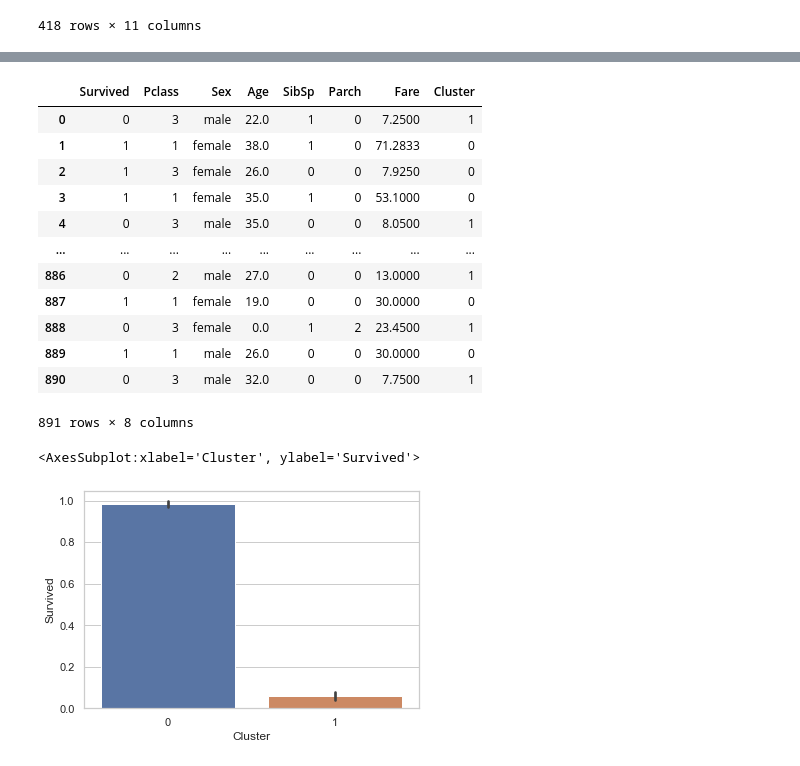
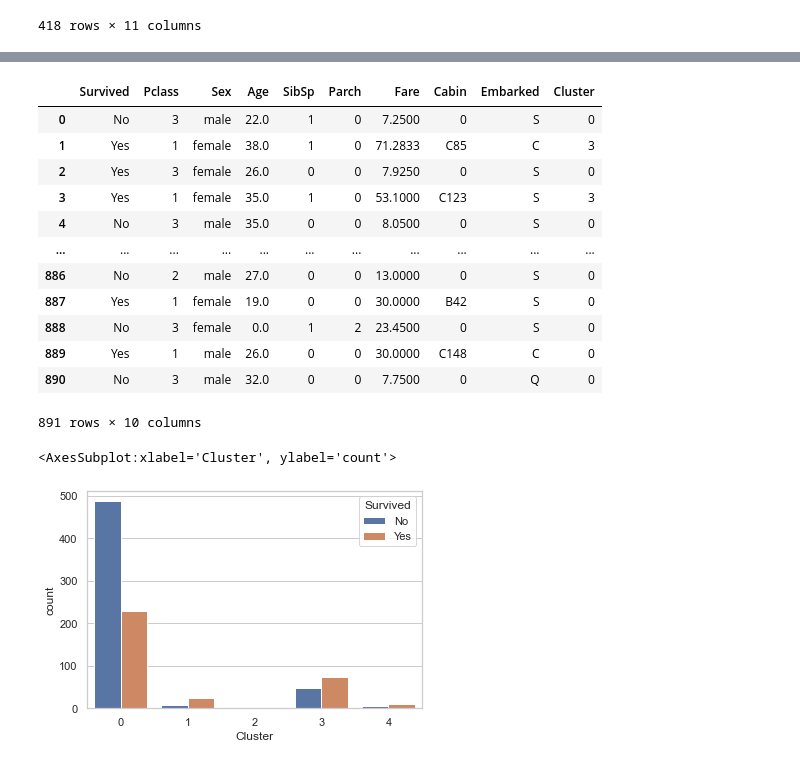
Before and after one commit to vipervit/Titanic, a Jupyter notebook: titanic.ipynb, the cells around one changed output, grey strips where cells are left out. Cells and saved outputs as stored; diff of their text form; code cells hidden in the pictures.

```diff
--- a/titanic.ipynb
+++ b/titanic.ipynb
@@ -127,27 +128,29 @@ predictors = df_corr.columns
+# %%
+predictors=['Sex', 'Fare']
 # %%
-model = make_pipeline(OneHotEncoder(), KMeans(n_clusters=2))
+model = KMeans(n_clusters=5)
 # %%
-clusters=model.fit(df_train[predictors]).predict(df_train[predictors])
+clusters=model.fit(df_mdl[predictors]).predict(df_mdl[predictors])
 # %%
-df_clusters = df_train[predictors].copy()
+df_clusters = df_train.copy()
 df_clusters['Cluster'] = clusters
 df_clusters
 # %% [output]
-|  | Survived | Pclass | Sex | Age | SibSp | Parch | Fare | Cluster |
-| 0 | 0 | 3 | male | 22.0 | 1 | 0 | 7.2500 | 1 |
-| 1 | 1 | 1 | female | 38.0 | 1 | 0 | 71.2833 | 0 |
-| 2 | 1 | 3 | female | 26.0 | 0 | 0 | 7.9250 | 0 |
-| 3 | 1 | 1 | female | 35.0 | 1 | 0 | 53.1000 | 0 |
-| 4 | 0 | 3 | male | 35.0 | 0 | 0 | 8.0500 | 1 |
-| ... | ... | ... | ... | ... | ... | ... | ... | ... |
-| 886 | 0 | 2 | male | 27.0 | 0 | 0 | 13.0000 | 1 |
-| 887 | 1 | 1 | female | 19.0 | 0 | 0 | 30.0000 | 0 |
-| 888 | 0 | 3 | female | 0.0 | 1 | 2 | 23.4500 | 1 |
-| 889 | 1 | 1 | male | 26.0 | 0 | 0 | 30.0000 | 0 |
-| 890 | 0 | 3 | male | 32.0 | 0 | 0 | 7.7500 | 1 |
+|  | Survived | Pclass | Sex | Age | SibSp | Parch | Fare | Cabin | Embarked | Cluster |
+| 0 | No | 3 | male | 22.0 | 1 | 0 | 7.2500 | 0 | S | 0 |
+| 1 | Yes | 1 | female | 38.0 | 1 | 0 | 71.2833 | C85 | C | 3 |
+| 2 | Yes | 3 | female | 26.0 | 0 | 0 | 7.9250 | 0 | S | 0 |
+| 3 | Yes | 1 | female | 35.0 | 1 | 0 | 53.1000 | C123 | S | 3 |
+| 4 | No | 3 | male | 35.0 | 0 | 0 | 8.0500 | 0 | S | 0 |
+| ... | ... | ... | ... | ... | ... | ... | ... | ... | ... | ... |
+| 886 | No | 2 | male | 27.0 | 0 | 0 | 13.0000 | 0 | S | 0 |
+| 887 | Yes | 1 | female | 19.0 | 0 | 0 | 30.0000 | B42 | S | 0 |
+| 888 | No | 3 | female | 0.0 | 1 | 2 | 23.4500 | 0 | S | 0 |
+| 889 | Yes | 1 | male | 26.0 | 0 | 0 | 30.0000 | C148 | C | 0 |
+| 890 | No | 3 | male | 32.0 | 0 | 0 | 7.7500 | 0 | Q | 0 |
-891 rows × 8 columns
+891 rows × 10 columns
 # %%
-sns.barplot(data=df_clusters, x='Cluster', y='Survived')
+sns.countplot(data=df_clusters, x='Cluster', hue='Survived')
 # %% [output]
-<AxesSubplot:xlabel='Cluster', ylabel='Survived'>
+<AxesSubplot:xlabel='Cluster', ylabel='count'>
-[figure, old version]
+[figure, new version]
```
Also changed, not shown: parts of 18 cells of this notebook.
